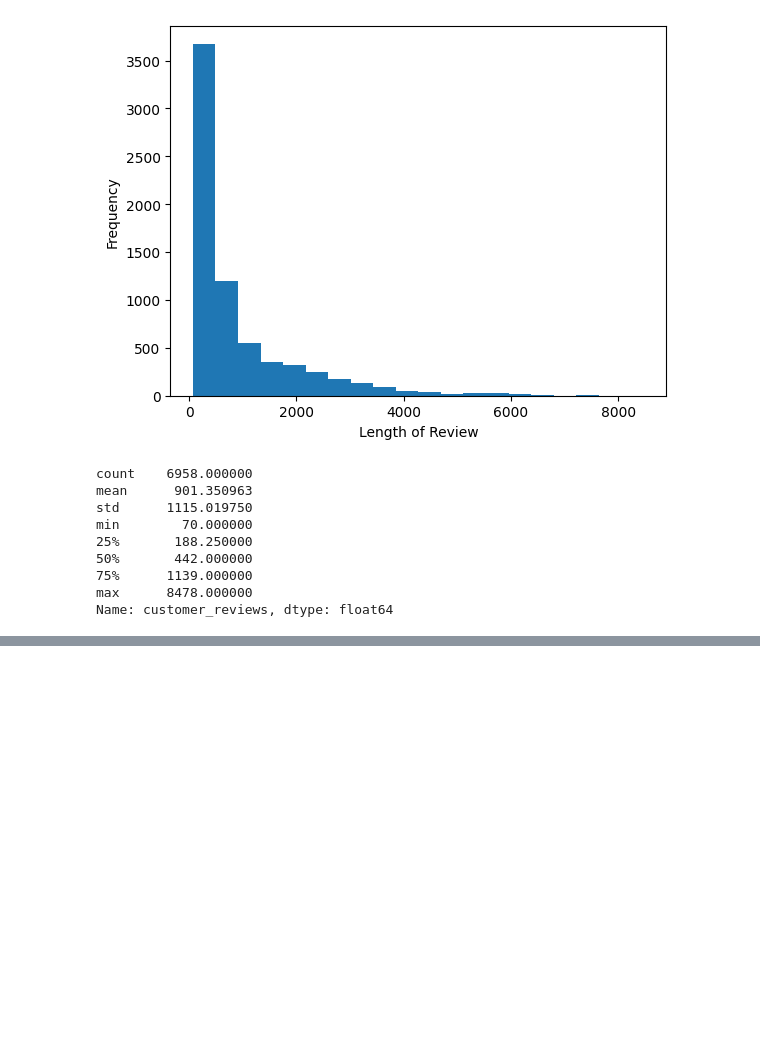
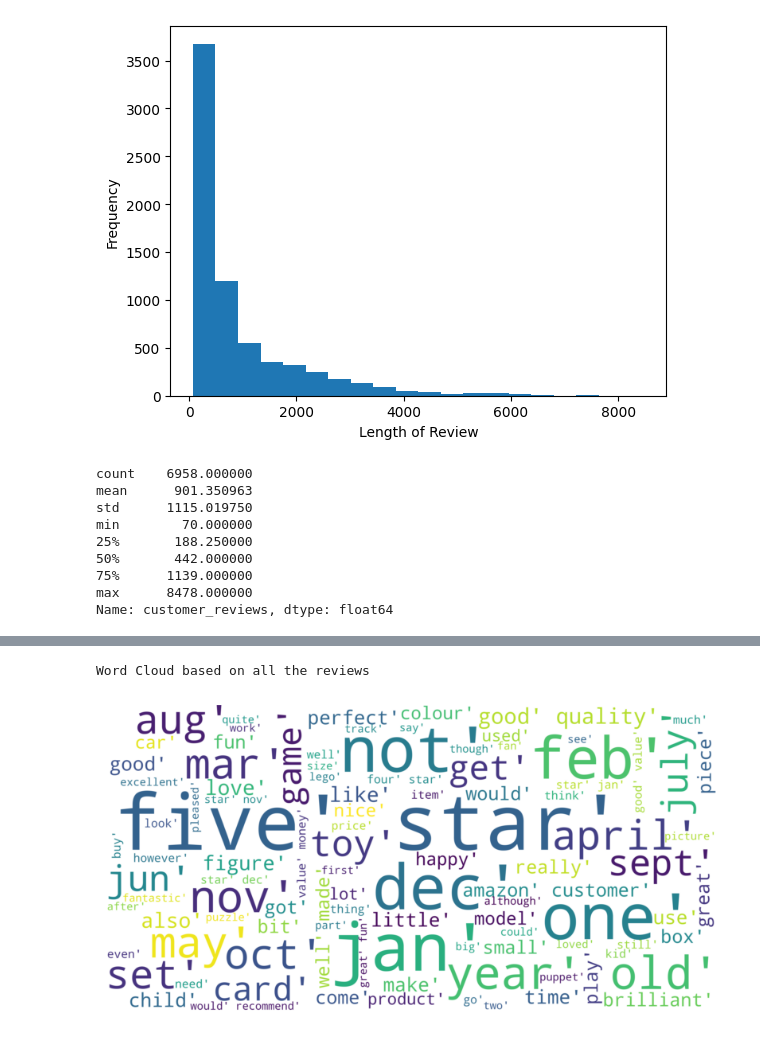
Before and after one commit to nipun1992/Amazon-Fashion-Products, a Jupyter notebook: Fashion_Products_on_Amazon.ipynb, the cells around one changed output, grey strips where cells are left out. Cells and saved outputs as stored; diff of their text form; code cells hidden in the pictures; blank space fills up the shorter version.

Commit message:
Plotted WordCloud

```diff
--- a/Fashion_Products_on_Amazon.ipynb
+++ b/Fashion_Products_on_Amazon.ipynb
@@ -780,0 +835,6 @@ for ch in char:
+# %%
+def clean_alt_list(list_):
+    list_ = str(list_)
+    return list_
+# %%
+df_train['customer_reviews'] = df_train['customer_reviews'].apply(clean_alt_list)
@@ -780,0 +843,19 @@ for ch in char:
+# %%
+word_cloud_text = ''.join(df_train['customer_reviews'])
+# %%
+wordcloud = WordCloud(max_font_size=100, # Maximum font size for the largest word
+                      max_words=100, # The maximum number of words
+                      background_color="white", # Background color for the word cloud image
+                      scale = 10, # Scaling between computation and drawing
+                      width=800, # Width of the canvas
+                      height=400 # Height of the canvas
+                     ).generate(word_cloud_text)
+# %%
+print('Word Cloud based on all the reviews')
+plt.figure(figsize=(10,10))
+plt.imshow(wordcloud, interpolation="bilinear") # to make the displayed image appear more smoothly
+plt.axis("off")
+plt.show()
+# %% [output]
+Word Cloud based on all the reviews
+[figure, added]
```
Also changed, not shown: parts of 18 cells of this notebook.
